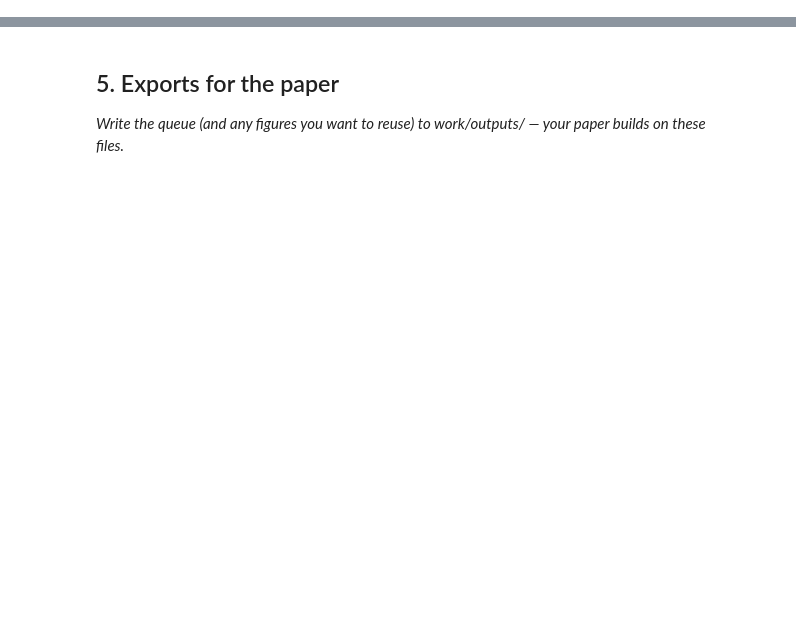
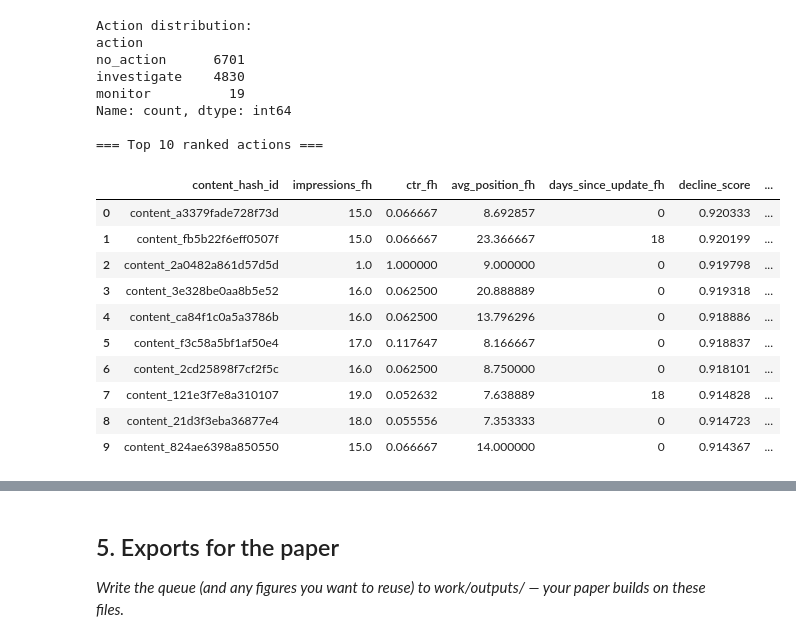
Before and after one commit to SanniyaAslam/flyrank-ml-internship, a Jupyter notebook: work/notebooks/w07_action_playbook.ipynb, the cells around one changed output, grey strips where cells are left out. Cells and saved outputs as stored; diff of their text form; code cells hidden in the pictures; blank space fills up the shorter version.

```diff
--- a/work/notebooks/w07_action_playbook.ipynb
+++ b/work/notebooks/w07_action_playbook.ipynb
@@ -12,0 +101,45 @@ This skeleton is yours to fill. Work the sections **in order** — each one has
+# %%
+# This cell is for CODE (numbers, a query, a check).
+# Write your text answer in the cell ABOVE this one — typing sentences here breaks Run All.
+def reason_and_action(row):
+    if row["decline_score"] >= 0.7 and row["days_since_update_fh"] >= 180:
+        return "HIGH_RISK_STALE", "refresh_now"
+    elif row["decline_score"] >= 0.7:
+        return "HIGH_RISK_FRESH", "investigate"
+    elif row["decline_score"] >= 0.4:
+        return "MODERATE_RISK", "monitor"
+    else:
+        return "LOW_RISK", "no_action"
+
+df_test[["reason_code", "action"]] = df_test.apply(
+    lambda r: pd.Series(reason_and_action(r)), axis=1
+)
+
+playbook_queue = df_test.sort_values("decline_score", ascending=False).reset_index(drop=True)
+
+print("Action distribution:")
+print(playbook_queue["action"].value_counts())
+print("\n=== Top 10 ranked actions ===")
+display(playbook_queue.head(10)[["content_hash_id", "impressions_fh", "ctr_fh",
+                                    "avg_position_fh", "days_since_update_fh",
+                                    "decline_score", "reason_code", "action"]])
+# %% [output]
+Action distribution:
+action
+no_action      6701
+investigate    4830
+monitor          19
+Name: count, dtype: int64
+
+=== Top 10 ranked actions ===
+|  | content_hash_id | impressions_fh | ctr_fh | avg_position_fh | days_since_update_fh | decline_score | ... |
+| 0 | content_a3379fade728f73d | 15.0 | 0.066667 | 8.692857 | 0 | 0.920333 | ... |
+| 1 | content_fb5b22f6eff0507f | 15.0 | 0.066667 | 23.366667 | 18 | 0.920199 | ... |
+| 2 | content_2a0482a861d57d5d | 1.0 | 1.000000 | 9.000000 | 0 | 0.919798 | ... |
+| 3 | content_3e328be0aa8b5e52 | 16.0 | 0.062500 | 20.888889 | 0 | 0.919318 | ... |
+| 4 | content_ca84f1c0a5a3786b | 16.0 | 0.062500 | 13.796296 | 0 | 0.918886 | ... |
+| 5 | content_f3c58a5bf1af50e4 | 17.0 | 0.117647 | 8.166667 | 0 | 0.918837 | ... |
+| 6 | content_2cd25898f7cf2f5c | 16.0 | 0.062500 | 8.750000 | 0 | 0.918101 | ... |
+| 7 | content_121e3f7e8a310107 | 19.0 | 0.052632 | 7.638889 | 18 | 0.914828 | ... |
+| 8 | content_21d3f3eba36877e4 | 18.0 | 0.055556 | 7.353333 | 0 | 0.914723 | ... |
+| 9 | content_824ae6398a850550 | 15.0 | 0.066667 | 14.000000 | 0 | 0.914367 | ... |
```
Also changed, not shown: parts of 16 cells of this notebook.
